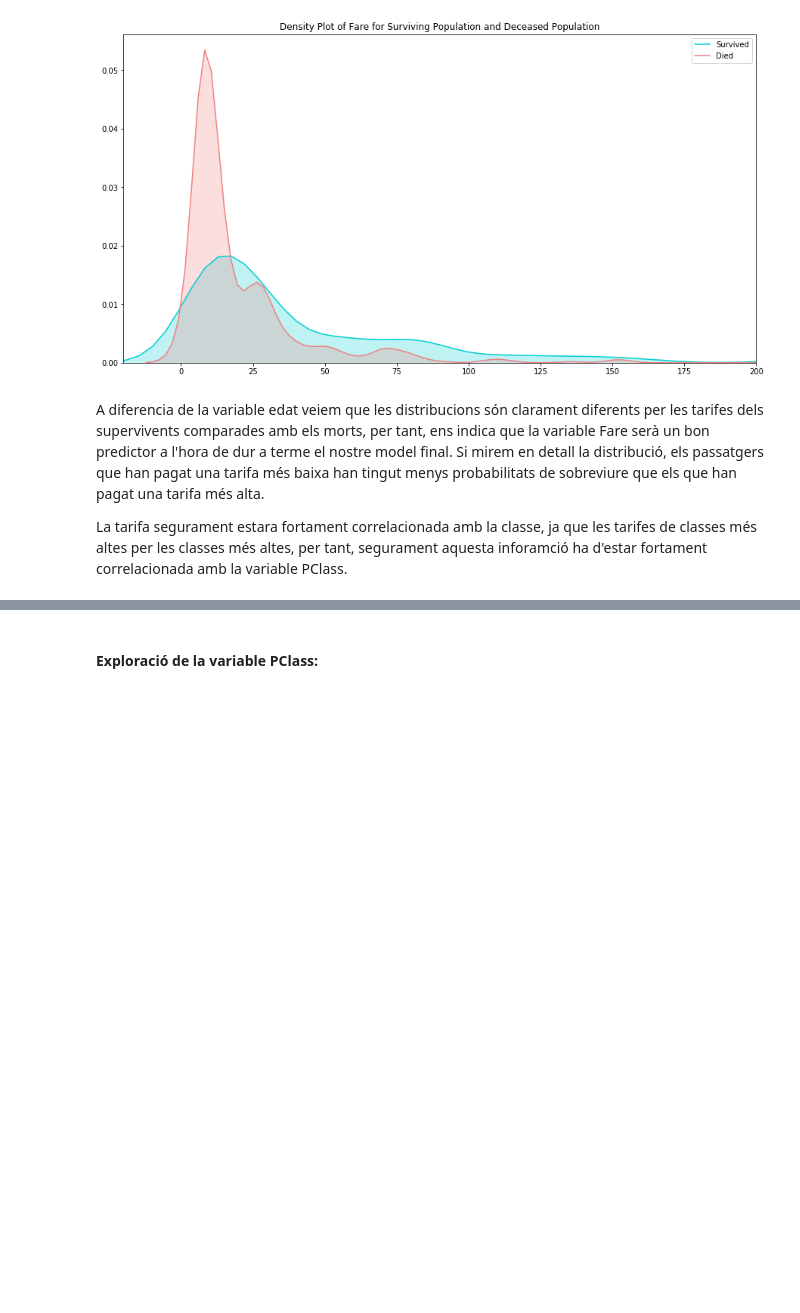
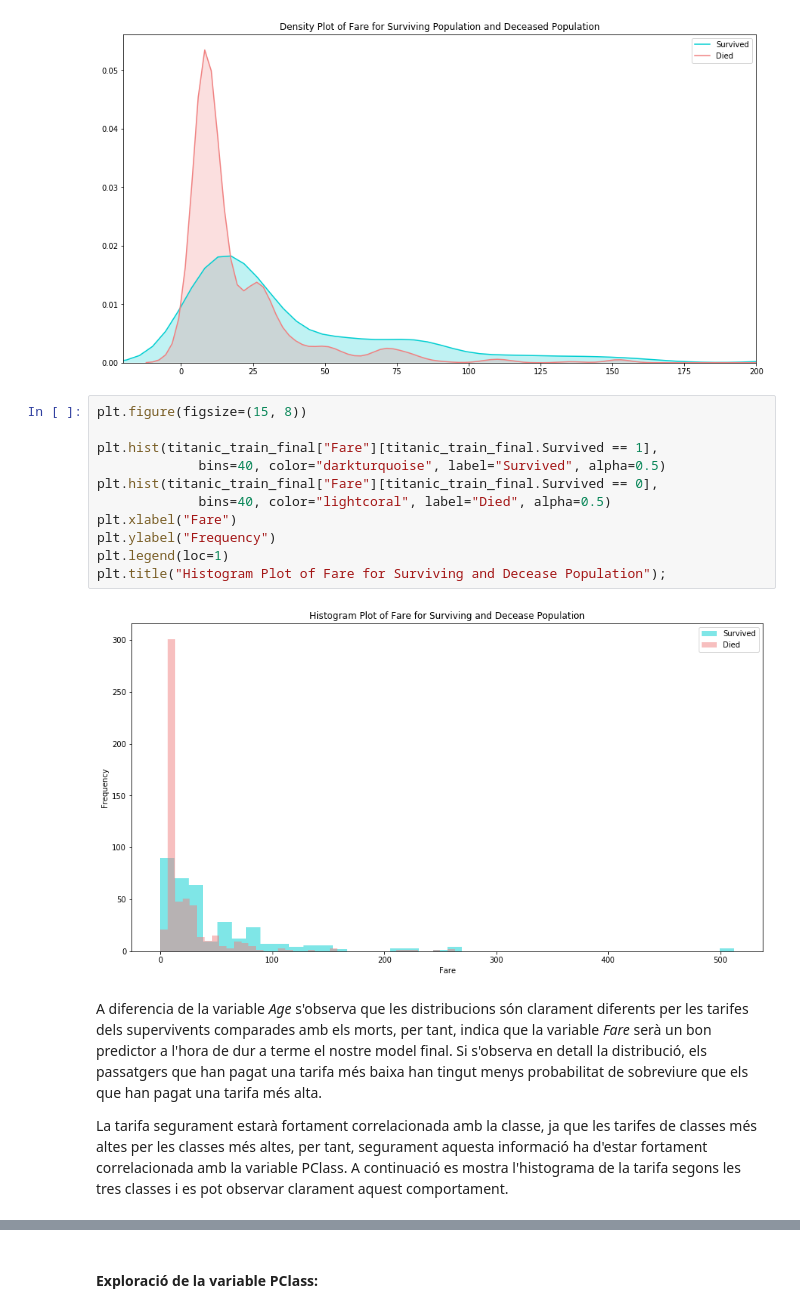
Before and after one commit to Ilergeta/titanic-uoc, a Jupyter notebook: notebook/Practica2_Titanic.ipynb, the cells around one changed output, grey strips where cells are left out. Cells and saved outputs as stored; diff of their text form; blank space fills up the shorter version.

```diff
--- a/notebook/Practica2_Titanic.ipynb
+++ b/notebook/Practica2_Titanic.ipynb
@@ -404,7 +415,20 @@ plt.xlim(-20,200)
 plt.show()
 # %% [output]
 [figure]
+# %%
+plt.figure(figsize=(15, 8))
+
+plt.hist(titanic_train_final["Fare"][titanic_train_final.Survived == 1],
+             bins=40, color="darkturquoise", label="Survived", alpha=0.5)
+plt.hist(titanic_train_final["Fare"][titanic_train_final.Survived == 0],
+             bins=40, color="lightcoral", label="Died", alpha=0.5)
+plt.xlabel("Fare")
+plt.ylabel("Frequency")
+plt.legend(loc=1)
+plt.title("Histogram Plot of Fare for Surviving and Decease Population");
+# %% [output]
+[figure, added]
 # %% [markdown]
-A diferencia de la variable edat veiem que les distribucions són clarament diferents per les tarifes dels supervivents comparades amb els morts, per tant, ens indica que la variable Fare serà un bon predictor a l'hora de dur a terme el nostre model final. Si mirem en detall la distribució, els passatgers que han pagat una tarifa més baixa han tingut menys probabilitats de sobreviure que els que han pagat una tarifa més alta.
+A diferencia de la variable *Age* s'observa que les distribucions són clarament diferents per les tarifes dels supervivents comparades amb els morts, per tant, indica que la variable *Fare* serà un bon predictor a l'hora de dur a terme el nostre model final. Si s'observa en detall la distribució, els passatgers que han pagat una tarifa més baixa han tingut menys probabilitat de sobreviure que els que han pagat una tarifa més alta.
 
-La tarifa segurament estara fortament correlacionada amb la classe, ja que les tarifes de classes més altes per les classes més altes, per tant, segurament aquesta inforamció ha d'estar fortament correlacionada amb la variable PClass.
+La tarifa segurament estarà fortament correlacionada amb la classe, ja que les tarifes de classes més altes per les classes més altes, per tant, segurament aquesta informació ha d'estar fortament correlacionada amb la variable PClass. A continuació es mostra l'histograma de la tarifa segons les tres classes i es pot observar clarament aquest comportament.
```
Also changed, not shown: parts of 30 cells of this notebook.
